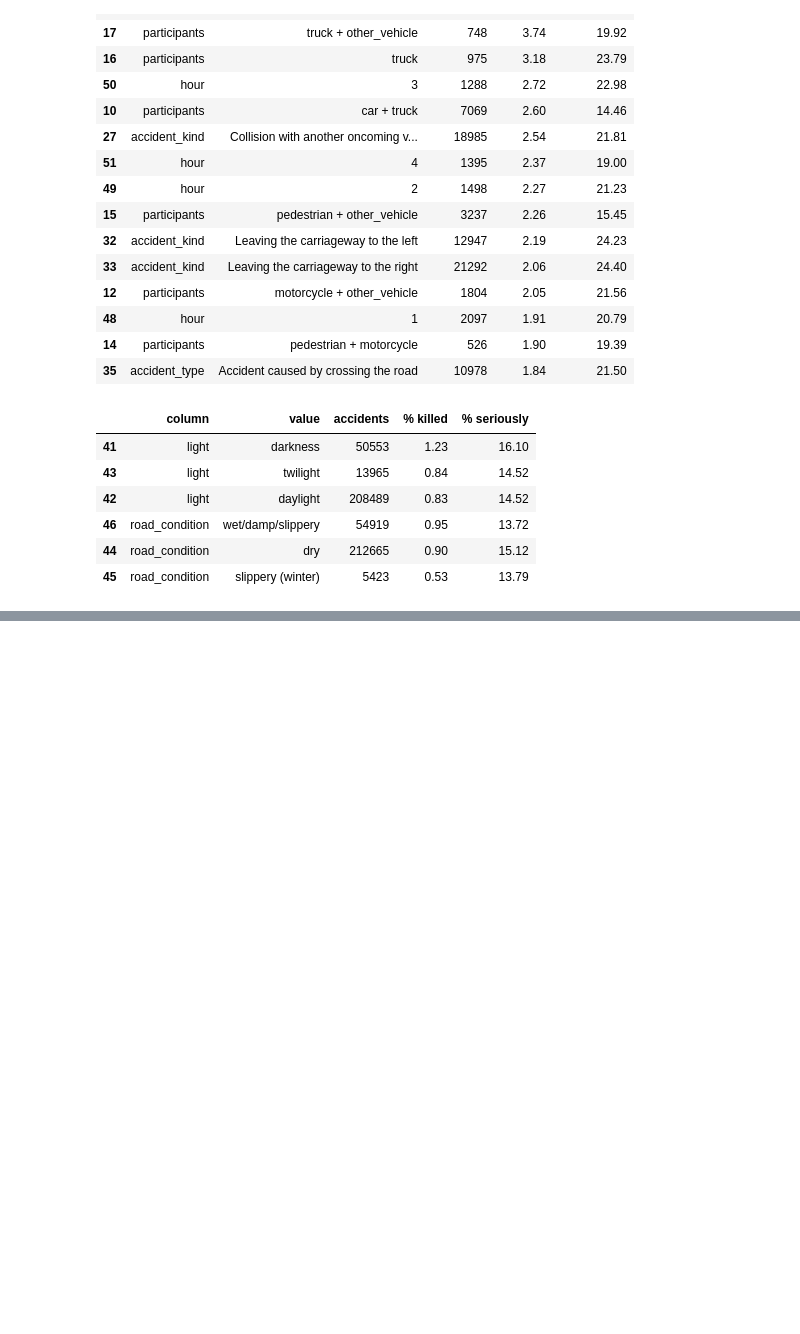
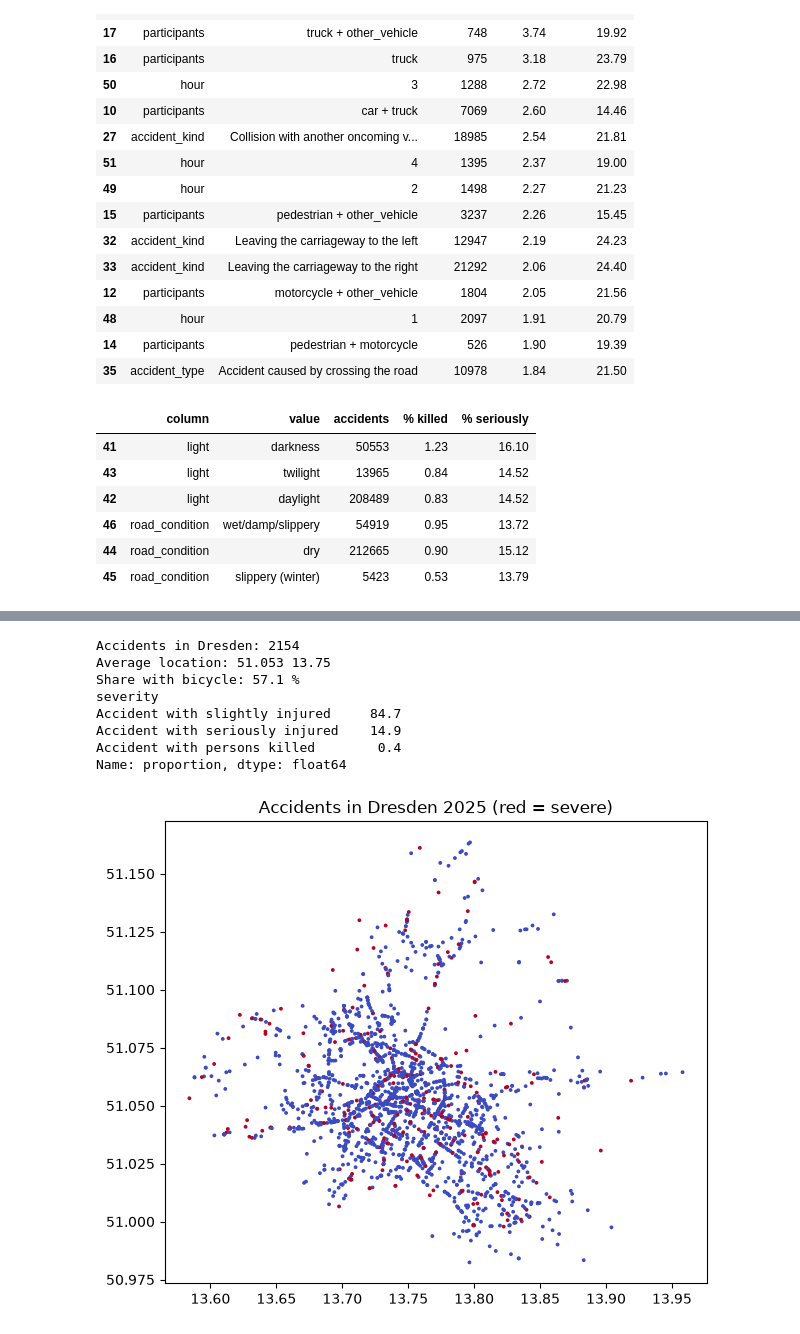
Before and after one commit to zinaF19/The-Random-Forest-Rangers, a Jupyter notebook: zb01.ipynb, the cells around one changed output, grey strips where cells are left out. Drawn from its saved outputs; the diff is of its cells as text; code cells hidden in the pictures; blank space fills up the shorter version.

Commit message:
EDA: add optional Dresden case study (Zina)

```diff
--- a/zb01.ipynb
+++ b/zb01.ipynb
@@ -597,4 +545,0 @@ acc_k.head(10)
-# %%
-acc_k = acc_k.drop(columns=["id_date_valid"])
-
-print("Weekday mismatch:", (acc_k["date"].dt.day_name() != acc_k["weekday"].astype(str)).sum())
@@ -904,0 +859,22 @@ acc_results[acc_results["column"].isin(["road_condition", "light"])].sort_values
+# %%
+acc_dd = acc_k[acc_k["district"] == "14-6-12"].copy()
+
+print("Accidents in Dresden:", len(acc_dd))
+print("Average location:", acc_dd["latitude"].mean().round(3), acc_dd["longitude"].mean().round(3))
+print("Share with bicycle:", round(acc_dd["bicycle"].mean() * 100, 1), "%")
+print(acc_dd["severity"].value_counts(normalize=True).mul(100).round(1))
+
+plt.figure(figsize=(7, 6))
+plt.scatter(acc_dd["longitude"], acc_dd["latitude"], c=acc_dd["severe"], cmap="coolwarm", s=3)
+plt.title("Accidents in Dresden 2025 (red = severe)")
+plt.show()
+# %% [output]
+Accidents in Dresden: 2154
+Average location: 51.053 13.75
+Share with bicycle: 57.1 %
+severity
+Accident with slightly injured     84.7
+Accident with seriously injured    14.9
+Accident with persons killed        0.4
+Name: proportion, dtype: float64
+[figure, added]
```
Also changed, not shown: parts of 12 cells of this notebook, 1 other file.
